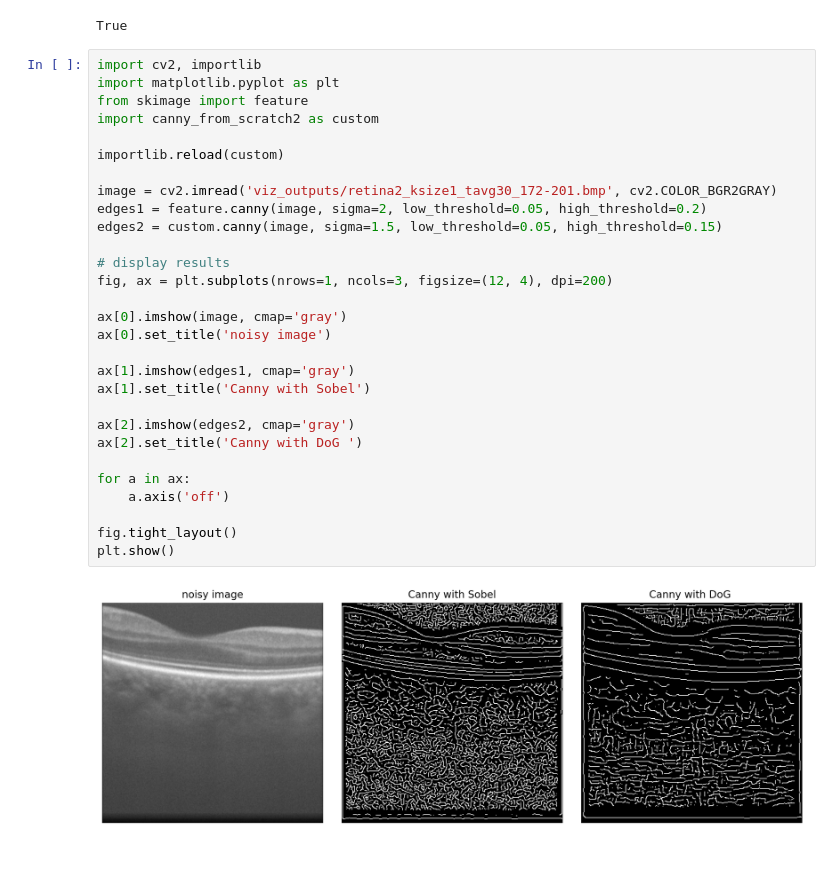
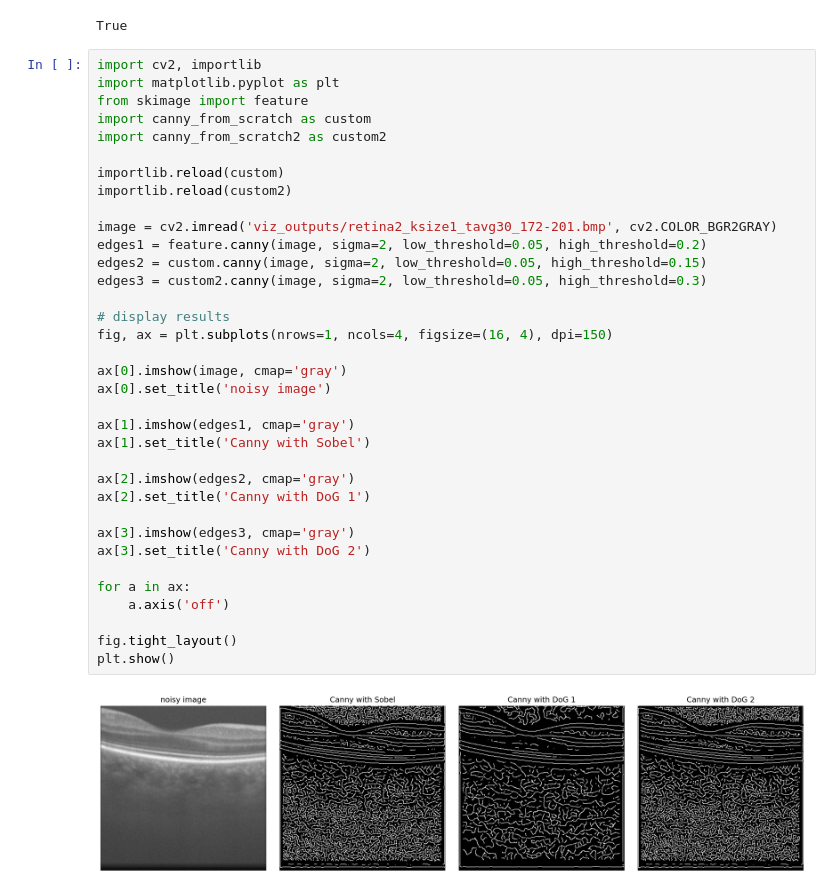
Before and after one commit to leephilipx/intelligent-system-design, a Jupyter notebook: part2/smoothing.ipynb, the cells around one changed output. Drawn from its saved outputs; the diff is of its cells as text; blank space fills up the shorter version.

Commit message:
fixed canny DoG but it still not too good

```diff
--- a/part2/smoothing.ipynb
+++ b/part2/smoothing.ipynb
@@ -194,31 +194,37 @@ True
 # %%
 import cv2, importlib
 import matplotlib.pyplot as plt
 from skimage import feature
-import canny_from_scratch2 as custom
+import canny_from_scratch as custom
+import canny_from_scratch2 as custom2
 
 importlib.reload(custom)
+importlib.reload(custom2)
 
 image = cv2.imread('viz_outputs/retina2_ksize1_tavg30_172-201.bmp', cv2.COLOR_BGR2GRAY)
 edges1 = feature.canny(image, sigma=2, low_threshold=0.05, high_threshold=0.2)
-edges2 = custom.canny(image, sigma=1.5, low_threshold=0.05, high_threshold=0.15)
+edges2 = custom.canny(image, sigma=2, low_threshold=0.05, high_threshold=0.15)
+edges3 = custom2.canny(image, sigma=2, low_threshold=0.05, high_threshold=0.3)
 
 # display results
-fig, ax = plt.subplots(nrows=1, ncols=3, figsize=(12, 4), dpi=200)
+fig, ax = plt.subplots(nrows=1, ncols=4, figsize=(16, 4), dpi=150)
 
 ax[0].imshow(image, cmap='gray')
 ax[0].set_title('noisy image')
 
 ax[1].imshow(edges1, cmap='gray')
 ax[1].set_title('Canny with Sobel')
 
 ax[2].imshow(edges2, cmap='gray')
-ax[2].set_title('Canny with DoG ')
+ax[2].set_title('Canny with DoG 1')
+
+ax[3].imshow(edges3, cmap='gray')
+ax[3].set_title('Canny with DoG 2')
 
 for a in ax:
     a.axis('off')
 
 fig.tight_layout()
 plt.show()
 # %% [output]
-[figure, old version]
+[figure, new version]
```
Also changed, not shown: 1 other file.
